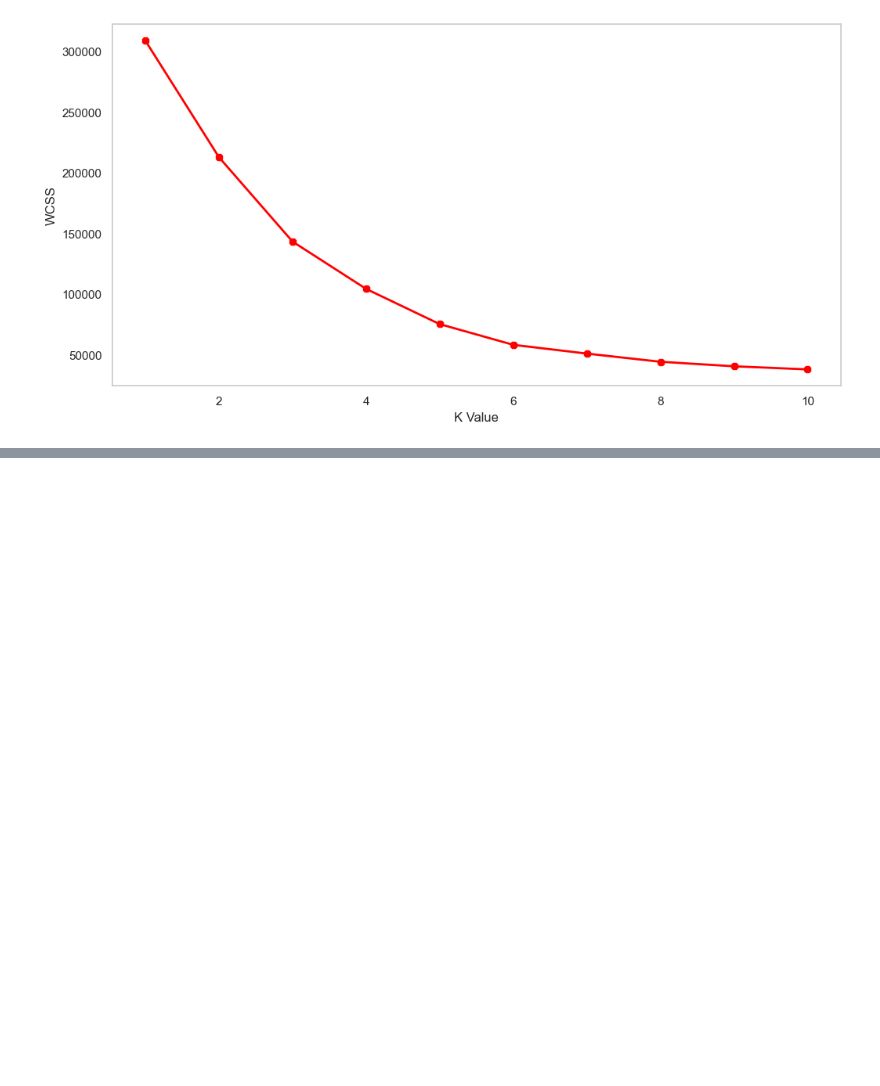
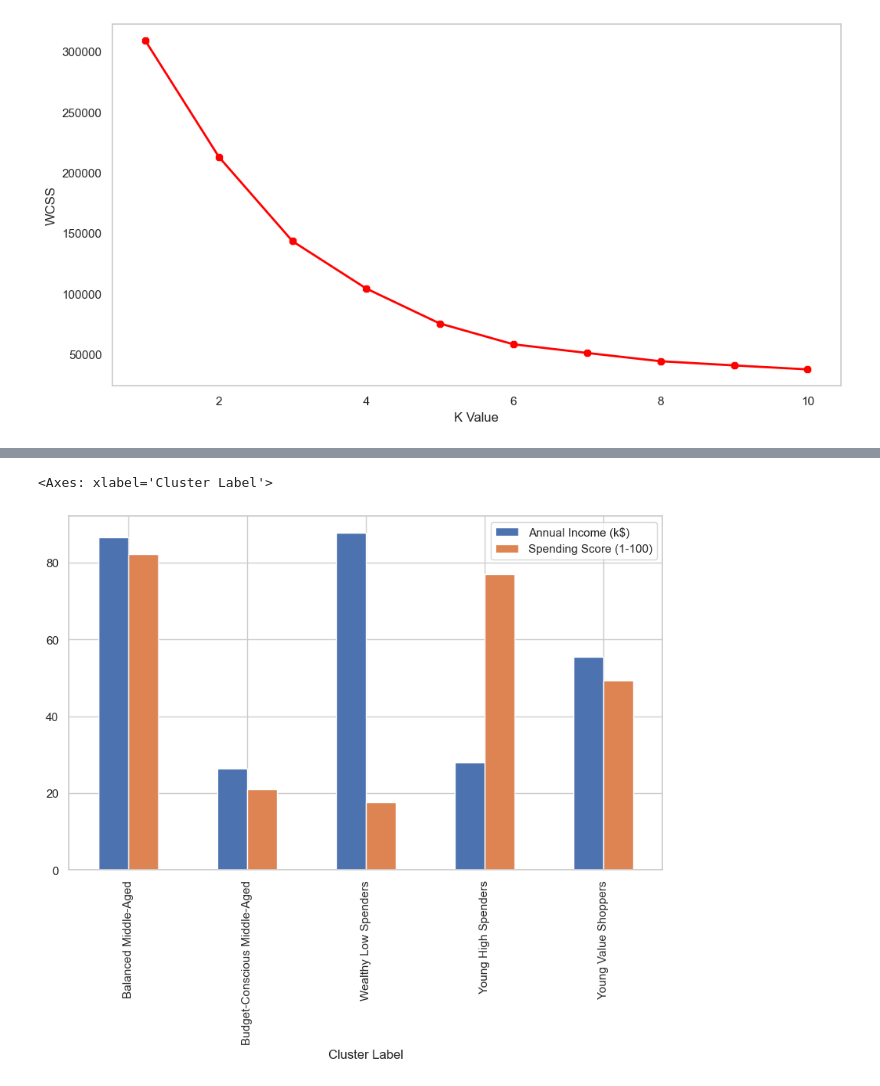
Before and after one commit to Pratham-Dabhane/Customer-Segmentation, a Jupyter notebook: Customer Segmentation.ipynb, the cells around one changed output, grey strips where cells are left out. Cells and saved outputs as stored; diff of their text form; code cells hidden in the pictures; blank space fills up the shorter version.

```diff
--- a/Customer Segmentation.ipynb
+++ b/Customer Segmentation.ipynb
@@ -355,0 +427,9 @@ df.head()
+# %%
+cluster_summary = df.groupby('Cluster Label')[['Annual Income (k$)', 'Spending Score (1-100)']].mean()
+# Sort the cluster_summary by the index (cluster labels) to ensure correct order
+
+# Now plot the bar chart with the sorted order
+cluster_summary.plot(kind='bar', figsize=(10, 6))
+# %% [output]
+<Axes: xlabel='Cluster Label'>
+[figure, added]
```
Also changed, not shown: parts of 39 cells of this notebook.
